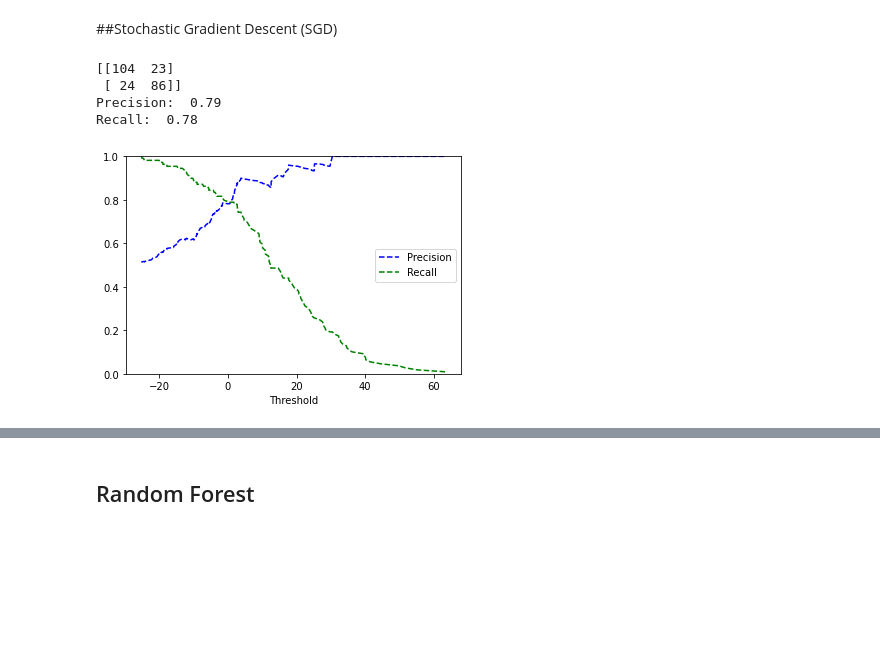
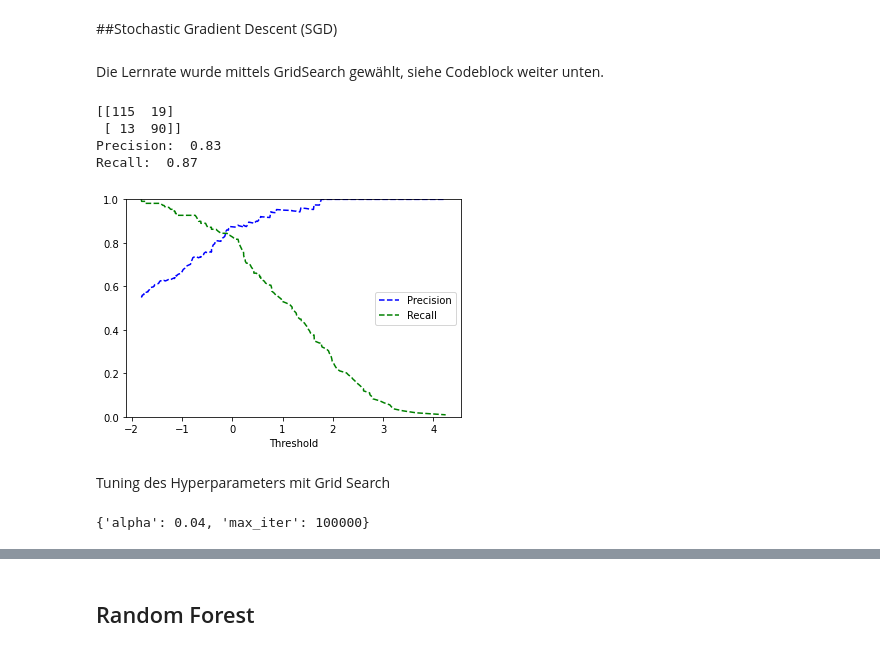
Before and after one commit to VimalKandrical/Diagnose_von_Herzerkrankungen, a Jupyter notebook: main.ipynb, the cells around one changed output, grey strips where cells are left out. Cells and saved outputs as stored; diff of their text form; code cells hidden in the pictures; blank space fills up the shorter version.

```diff
--- a/main.ipynb
+++ b/main.ipynb
@@ -191,35 +191,49 @@ np.savetxt("datensatz_aufb.csv", datensatz_aufb, header=head, delimiter=",")
 # Training der Modelle
 # %% [markdown]
 ##Stochastic Gradient Descent (SGD)
+# %% [markdown]
+Die Lernrate wurde mittels GridSearch gewählt, siehe Codeblock weiter unten.
 # %%
 from sklearn.linear_model import SGDClassifier
 from sklearn.model_selection import cross_val_predict
 from sklearn.metrics import confusion_matrix, precision_score, recall_score, precision_recall_curve
 
 def cm(pred,y):
   print(confusion_matrix(pred, y))
   print("Precision: ", round(precision_score(pred, y),2))
   print("Recall: ", round(recall_score(pred, y),2))
 
 def plot_prec_recall(prec, rec, threshold):
   plt.plot(threshold, prec[:-1], "b--", label="Precision")
   plt.plot(threshold, rec[:-1], "g--", label="Recall")
   plt.xlabel("Threshold")
   plt.legend(loc="center right")
   plt.ylim([0,1])
 
-sgd = SGDClassifier(random_state=88)
+sgd = SGDClassifier(alpha=0.04, max_iter=100000, random_state=8)
 
 sgd_pred = cross_val_predict(sgd, datensatz_aufb, y_train, cv=5)
 cm(sgd_pred, y_train)
 
 sgd_dec = cross_val_predict(sgd, datensatz_aufb, y_train, cv=5, method="decision_function")
 precision, recall, threshold = precision_recall_curve(y_train, sgd_dec)
 plot_prec_recall(precision, recall, threshold)
 plt.show()
 # %% [output]
-[[104  23]
- [ 24  86]]
-Precision:  0.79
-Recall:  0.78
+[[115  19]
+ [ 13  90]]
+Precision:  0.83
+Recall:  0.87
-[figure, old version]
+[figure, new version]
+# %% [markdown]
+Tuning des Hyperparameters mit Grid Search
+# %%
+from sklearn.model_selection import GridSearchCV
+
+sgd2 = SGDClassifier(random_state=8)
+param_grid_sgd = [{"alpha": np.arange(0.01, 1, 0.01).tolist(), "max_iter": [100000]}]
+grid_search_sgd = GridSearchCV(sgd2, param_grid_sgd, cv=5)
+grid_search_sgd.fit(datensatz_aufb, y_train)
+print(grid_search_sgd.best_params_)
+# %% [output]
+{'alpha': 0.04, 'max_iter': 100000}
```
Also changed, not shown: parts of 4 cells of this notebook.
